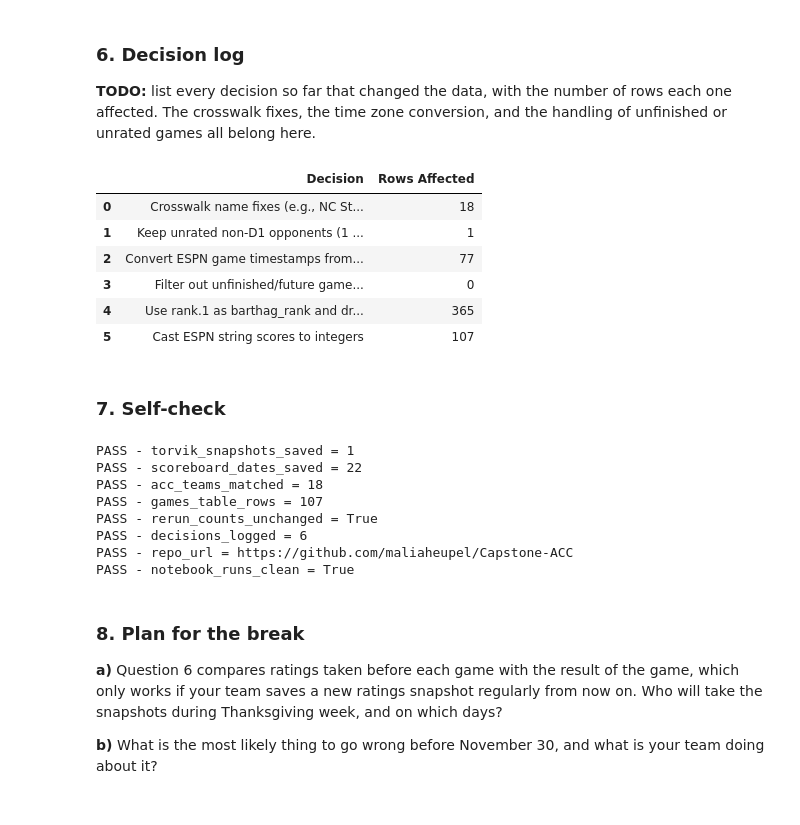
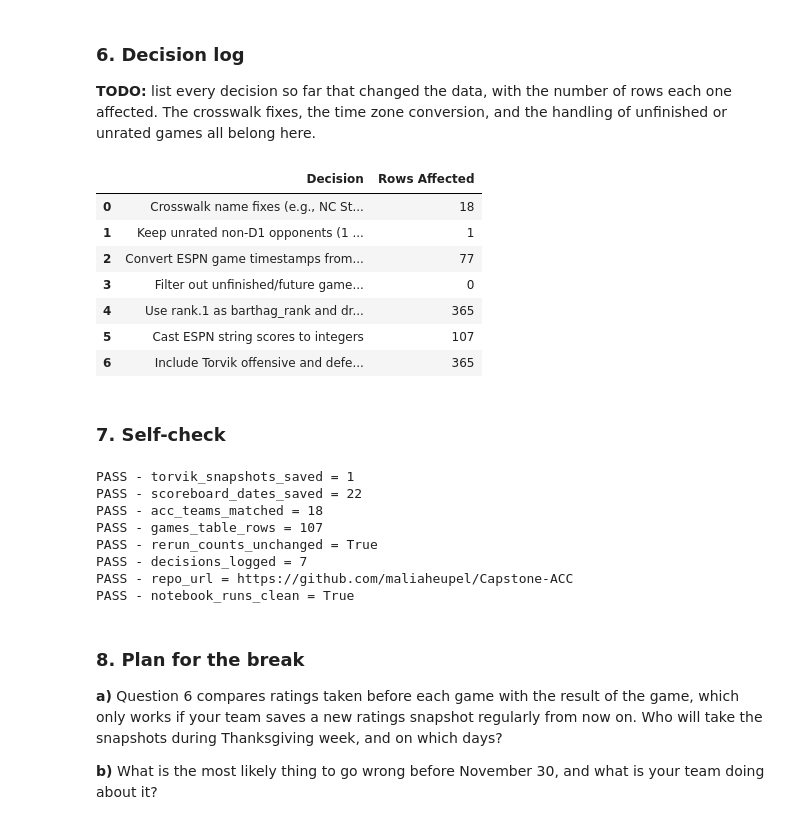
Before and after one commit to maliaheupel/Capstone-ACC, a Jupyter notebook: notebooks/2026_11_20_—_Capstone_Proposal_and_Pipeline_Setup_—_Check_In.ipynb, the cells around one changed output. Drawn from its saved outputs; the diff is of its cells as text; code cells hidden in the pictures.

```diff
--- a/notebooks/2026_11_20_—_Capstone_Proposal_and_Pipeline_Setup_—_Check_In.ipynb
+++ b/notebooks/2026_11_20_—_Capstone_Proposal_and_Pipeline_Setup_—_Check_In.ipynb
@@ -32,14 +32,17 @@ c) Our hypothesis will be wrong if undefeated teams maintain their victory margi
 **TODO:** show that every raw response is on disk. Print how many Torvik snapshots, how many scoreboard dates, and how many game summaries you have saved, along with the date range the scoreboard files cover.
 # %%
 # TODO
+import json
 import os
 import pandas as pd
 import requests
 
 # creates scoreboards folder
 os.makedirs("scoreboards", exist_ok=True)
+os.makedirs("summaries", exist_ok=True)
 
 url = "https://site.api.espn.com/apis/site/v2/sports/basketball/mens-college-basketball/scoreboard"
+summary_url = "https://site.api.espn.com/apis/site/v2/sports/basketball/mens-college-basketball/summary"
 dates = pd.date_range("2026-11-01", "2026-11-22").strftime("%Y%m%d")
 
 for d in dates:
@@ -49,6 +52,16 @@ for d in dates:
   with open(f"scoreboards/{d}.json", "w") as f:
     f.write(r.text)
 
+  for filename in os.listdir("scoreboards"):
+    with open(f"scoreboards/{filename}") as f:
+      data = json.load(f)
+    for event in data["events"]:
+      gid = event["id"]
+      if not os.path.exists(f"summaries/{gid}.json"):
+        sr = requests.get(summary_url, params={"event": gid}, timeout=15)
+      with open(f"summaries/{gid}.json", "w") as sf:
+        sf.write(sr.text)
+
 # counts torvik's csv snapshots into root directory
 torvik_count = 0
 for f in os.listdir("."):
@@ -57,6 +70,6 @@ for f in os.listdir("."):
 
 print("Torvik snapshots saved:", torvik_count)
 print("Scoreboard dates saved:", len(os.listdir("scoreboards")))
-print("Game summaries saved: 0")
+print("Game summaries saved:", len(os.listdir("summaries")))
 print("Date range covered:", dates[0], "to", dates[-1])
 # %% [output]
@@ -373,33 +456,41 @@ decisions = [
             "Convert ESPN game timestamps from UTC to Eastern Time"
             " (America/New_York)"
         ),
         "Rows Affected": tz_shifted,
     },
     {
         "Decision": "Filter out unfinished/future games (completed == False)",
         "Rows Affected": unfinished,
     },
     {
         "Decision": (
             "Use rank.1 as barthag_rank and drop duplicate rank column in Torvik"
         ),
         "Rows Affected": ratings_rows,
     },
     {
         "Decision": "Cast ESPN string scores to integers",
         "Rows Affected": games_rows,
     },
+    {
+        "Decision": (
+            "Include Torvik offensive and defensive efficiency (adjoe, adjde)"
+            " in ratings"
+        ),
+        "Rows Affected": ratings_rows,
+    },
 ]
 
 pd.DataFrame(decisions)
 # %% [output]
 |  | Decision | Rows Affected |
 | 0 | Crosswalk name fixes (e.g., NC St... | 18 |
 | 1 | Keep unrated non-D1 opponents (1 ... | 1 |
 | 2 | Convert ESPN game timestamps from... | 77 |
 | 3 | Filter out unfinished/future game... | 0 |
 | 4 | Use rank.1 as barthag_rank and dr... | 365 |
 | 5 | Cast ESPN string scores to integers | 107 |
+| 6 | Include Torvik offensive and defe... | 365 |
 # %% [markdown]
 ### 7. Self-check
 # %%
@@ -409,7 +500,7 @@ setup = {
     'acc_teams_matched': 18,           # TODO: should be 18
     'games_table_rows': 107,            # TODO: an integer
     'rerun_counts_unchanged': True,     # TODO: True after the test in section 5
-    'decisions_logged': 6,            # TODO: how many entries
+    'decisions_logged': 7,            # TODO: how many entries
     'repo_url': 'https://github.com/maliaheupel/Capstone-ACC',
     'notebook_runs_clean': True,        # TODO: True after Restart and Run All
 }
@@ -424,7 +515,7 @@ PASS - scoreboard_dates_saved = 22
 PASS - acc_teams_matched = 18
 PASS - games_table_rows = 107
 PASS - rerun_counts_unchanged = True
-PASS - decisions_logged = 6
+PASS - decisions_logged = 7
 PASS - repo_url = https://github.com/maliaheupel/Capstone-ACC
 PASS - notebook_runs_clean = True
 # %% [markdown]
```
Also changed, not shown: parts of 3 cells of this notebook.
